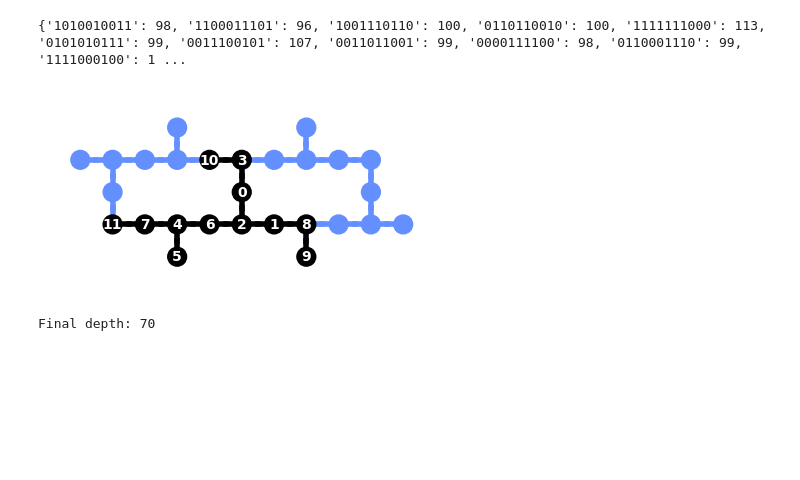
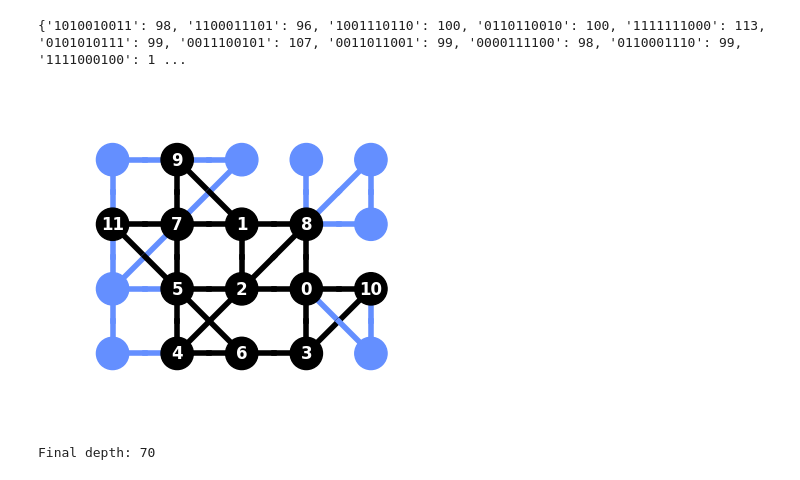
Before and after one commit to Vladlen24/ML4Q, a Jupyter notebook: learn-qiskit/transpiler.ipynb, the cells around one changed output. Cells and saved outputs as stored; diff of their text form; code cells hidden in the pictures; blank space fills up the shorter version.

```diff
--- a/learn-qiskit/transpiler.ipynb
+++ b/learn-qiskit/transpiler.ipynb
@@ -105,11 +107,12 @@ print(state_prob)
 {'1010010011': 98, '1100011101': 96, '1001110110': 100, '0110110010': 100, '1111111000': 113, '0101010111': 99, '0011100101': 107, '0011011001': 99, '0000111100': 98, '0110001110': 99, '1111000100': 1 ...
 # %%
 # Fake_backends = {FakeTokyo (20-qub), FakeAuckland (27-qub), FakeParisV2 (27-qub), FakeRueschlikon (16-qub), FakeGuadalupeV2 (16-qub)}
-backend1 = FakeAuckland()
-new_qc10 = transpile(qc10, backend=backend1, optimization_level=3, scheduling_method="asap")
+from qiskit.providers.fake_provider import FakeTokyo
+backend1 = FakeTokyo()
+new_qc10 = transpile(qc10, backend=backend1, optimization_level=3)
 plot_circuit_layout(new_qc10, backend1)
 # %% [output]
-[figure, old version]
+[figure, new version]
 # %%
 print(f'Final depth: {new_qc10.depth()}')
 new_qc10.draw(output='mpl')
```
Also changed, not shown: parts of 2 cells of this notebook.
